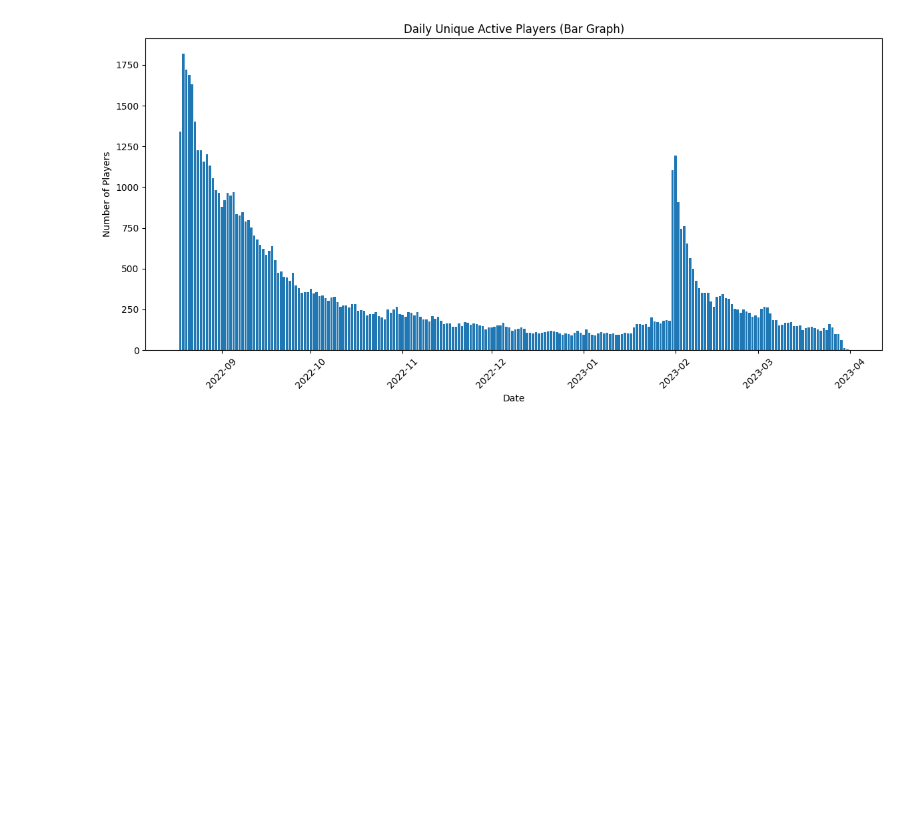
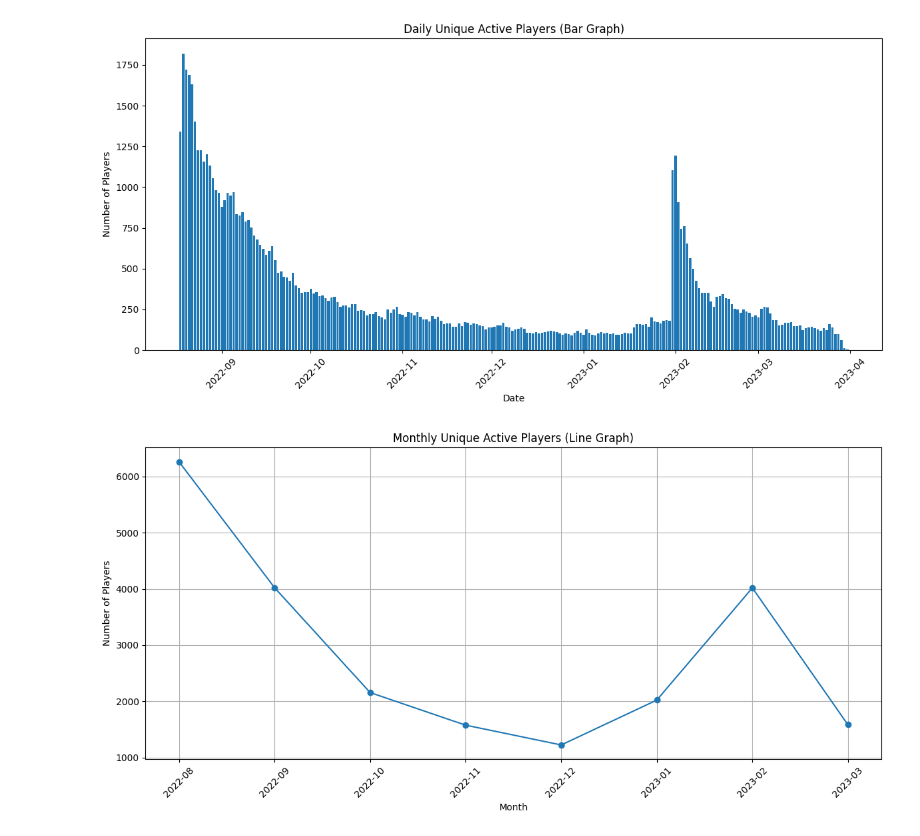
Before and after one commit to itcOnlineGaming/-GA_25_P1_Part3_Joshua_Boyce_Hyland, a Jupyter notebook: part3/function test.ipynb, the cells around one changed output. Cells and saved outputs as stored; diff of their text form; code cells hidden in the pictures; blank space fills up the shorter version.

Commit message:
#3.4 MAU calculation and visualisation

```diff
--- a/part3/function test.ipynb
+++ b/part3/function test.ipynb
@@ -33,3 +33,17 @@ plt.tight_layout()
 plt.show()
 # %% [output]
 [figure]
+# %%
+monthly_active = functions.get_monthly_active_users()
+# %%
+plt.figure(figsize=(12, 6))
+plt.plot(monthly_active['Month'], monthly_active['UniqueActivePlayers'], marker='o')
+plt.title("Monthly Unique Active Players (Line Graph)")
+plt.xlabel("Month")
+plt.ylabel("Number of Players")
+plt.xticks(rotation=45)
+plt.tight_layout()
+plt.grid(True)
+plt.show()
+# %% [output]
+[figure, added]
```
Also changed, not shown: parts of 2 cells of this notebook, 1 other file.
